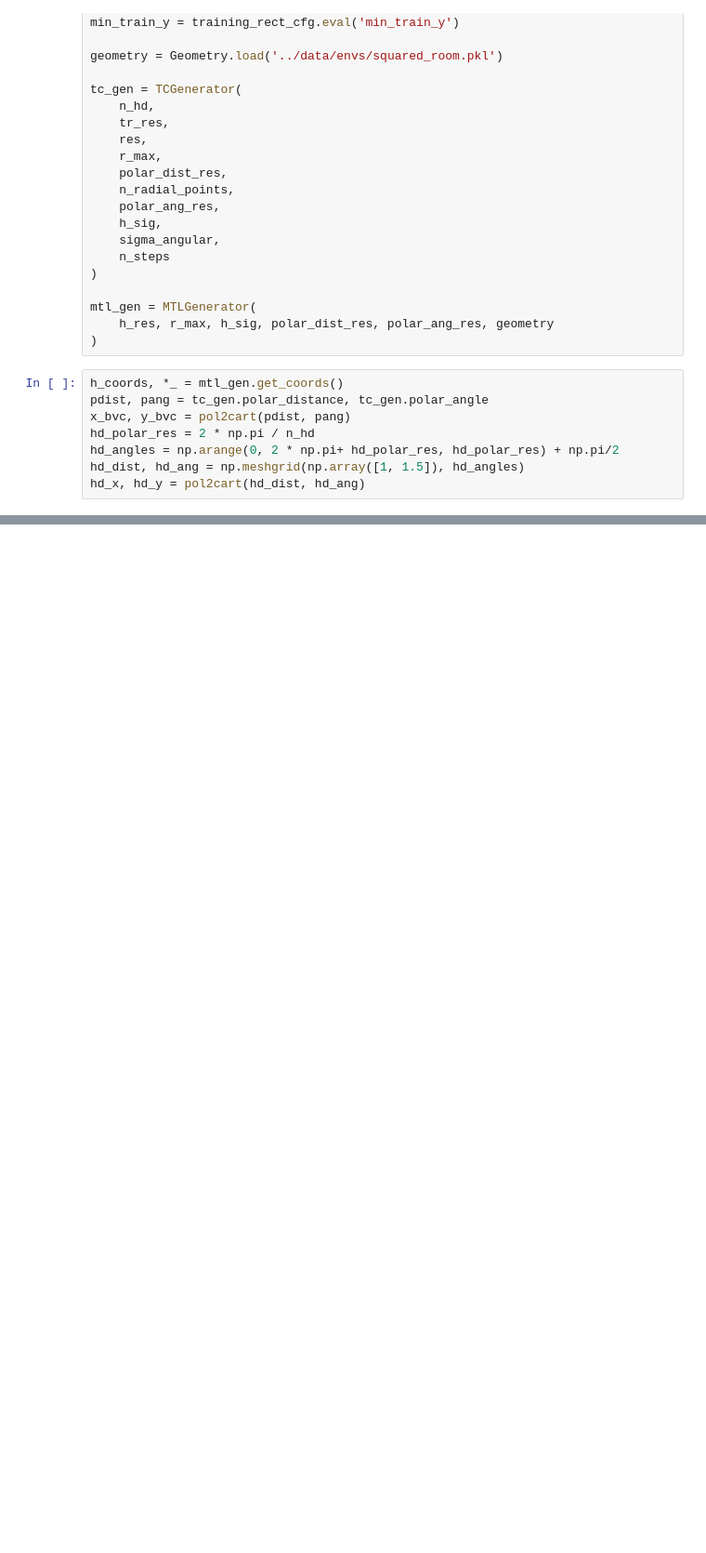
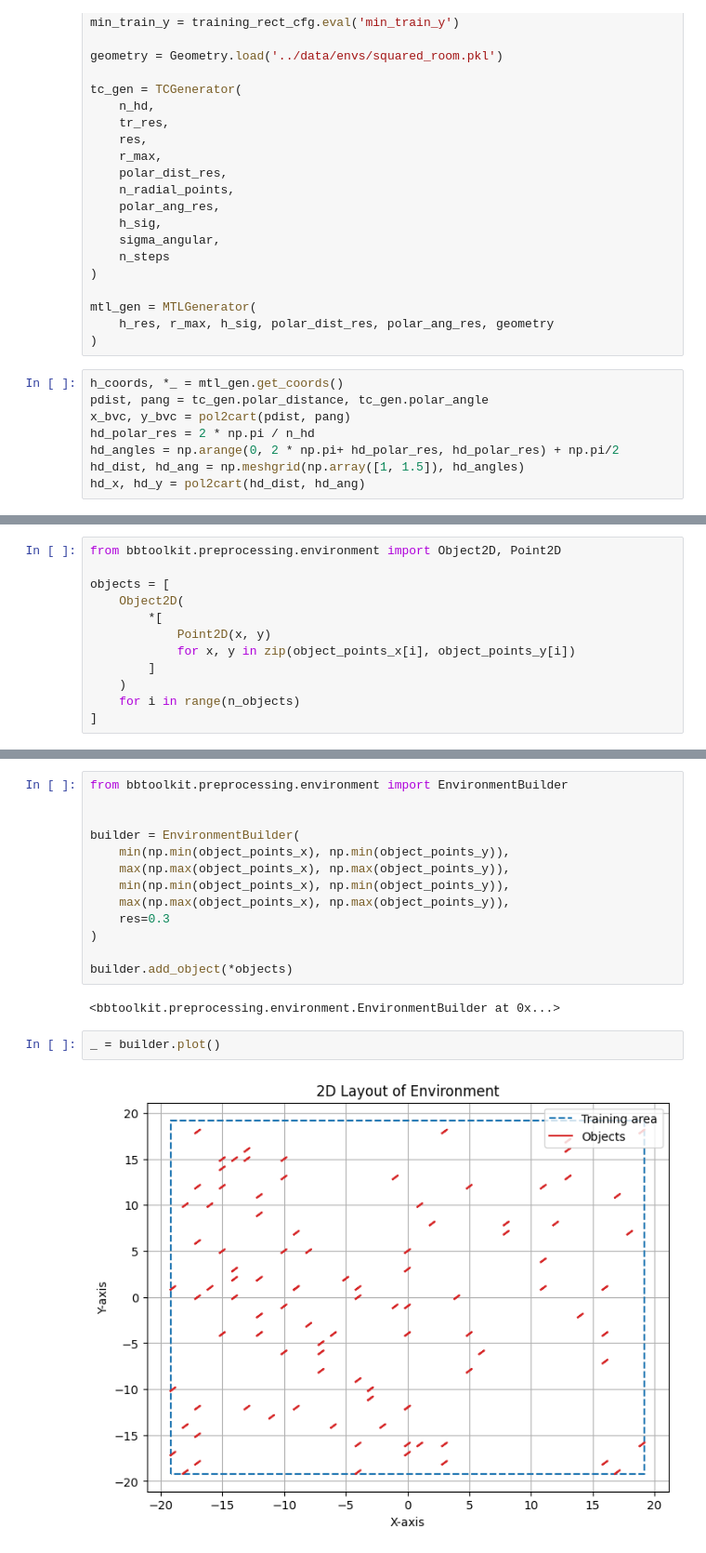
Before and after one commit to 1101AlexZab1011/SpatialMemory, a Jupyter notebook: dev/main.ipynb, the cells around one changed output, grey strips where cells are left out. Shown at 93% size. Saved outputs shown, nothing was run; the diff lists cells and outputs as text; blank space fills up the shorter version.

```diff
--- a/dev/main.ipynb
+++ b/dev/main.ipynb
@@ -216,0 +585,12 @@ hd_x, hd_y = pol2cart(hd_dist, hd_ang)
+# %%
+from bbtoolkit.preprocessing.environment import Object2D, Point2D
+
+objects = [
+    Object2D(
+        *[
+            Point2D(x, y)
+            for x, y in zip(object_points_x[i], object_points_y[i])
+        ]
+    )
+    for i in range(n_objects)
+]
@@ -216,0 +606,19 @@ hd_x, hd_y = pol2cart(hd_dist, hd_ang)
+# %%
+from bbtoolkit.preprocessing.environment import EnvironmentBuilder
+
+
+builder = EnvironmentBuilder(
+    min(np.min(object_points_x), np.min(object_points_y)),
+    max(np.max(object_points_x), np.max(object_points_y)),
+    min(np.min(object_points_x), np.min(object_points_y)),
+    max(np.max(object_points_x), np.max(object_points_y)),
+    res=0.3
+)
+
+builder.add_object(*objects)
+# %% [output]
+<bbtoolkit.preprocessing.environment.EnvironmentBuilder at 0x...>
+# %%
+_ = builder.plot()
+# %% [output]
+[figure, added]
```
Also changed, not shown: parts of 84 cells of this notebook, 25 other files.
